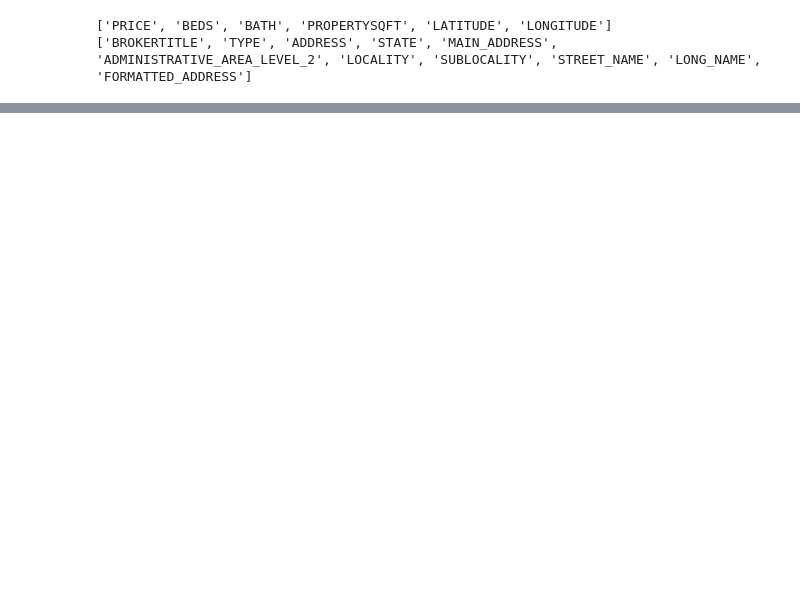
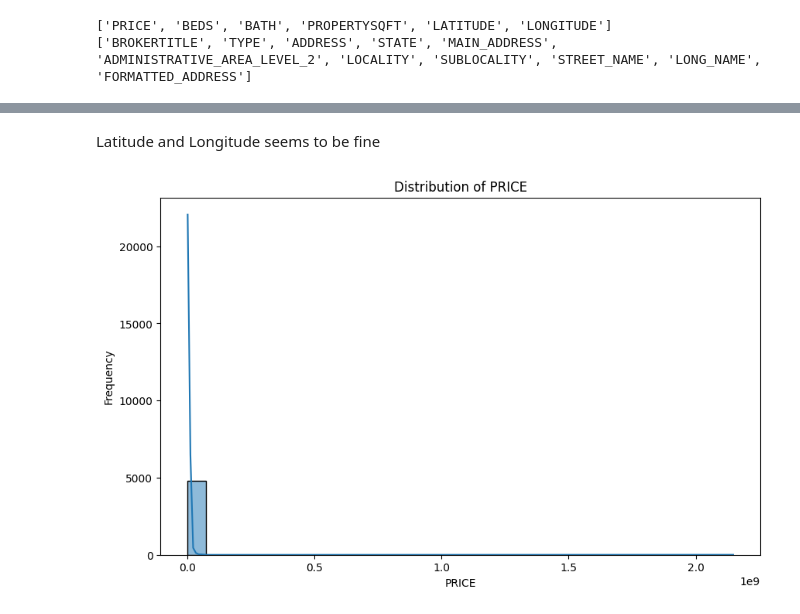
Before and after one commit to amanpreet60/Market_ml_system, a Jupyter notebook: analysis/EDA.ipynb, the cells around one changed output, grey strips where cells are left out. Cells and saved outputs as stored; diff of their text form; code cells hidden in the pictures; blank space fills up the shorter version.

```diff
--- a/analysis/EDA.ipynb
+++ b/analysis/EDA.ipynb
@@ -59,0 +130,12 @@ scatter_plot().my_plot(df,'LATITUDE','LONGITUDE')
+# %% [markdown]
+Latitude and Longitude seems to be fine
+# %%
+# univariate analysis : numerical
+
+
+count_plot().my_plot(df,'PRICE')
+# count_plot().my_plot(df,'BEDS')
+# count_plot().my_plot(df,'BATH')
+# count_plot().my_plot(df,'PROPERTYSQFT')
+# %% [output]
+[figure, added]
```
Also changed, not shown: parts of 19 cells of this notebook, 2 other files.
